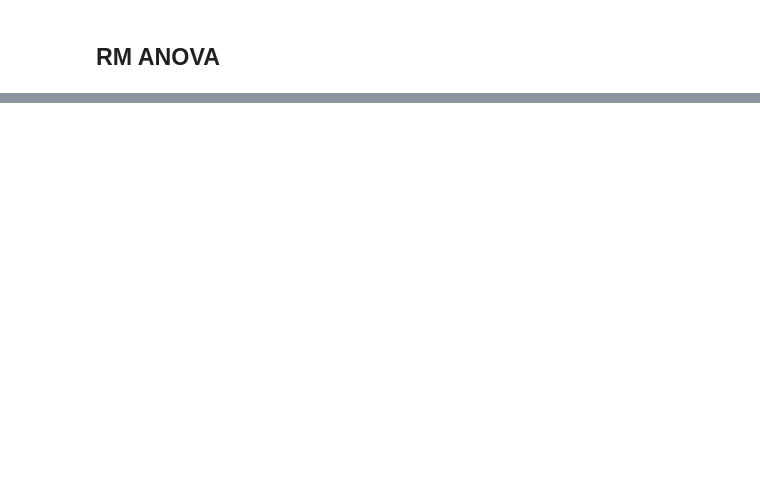
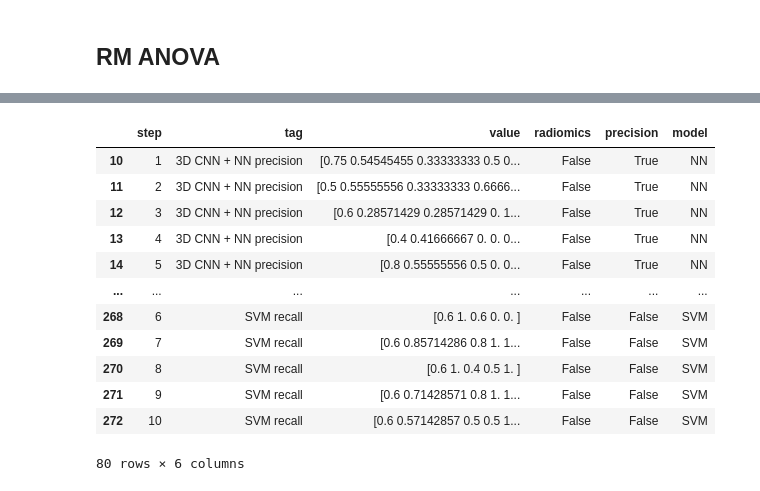
Before and after one commit to erik-tt/AI_kidney_diagnosis_assistant, a Jupyter notebook: ML/classification/results/plots.ipynb, the cells around one changed output, grey strips where cells are left out. Drawn from its saved outputs; the diff is of its cells as text; code cells hidden in the pictures; blank space fills up the shorter version.

```diff
--- a/ML/classification/results/plots.ipynb
+++ b/ML/classification/results/plots.ipynb
@@ -201,0 +402,22 @@ bonferroni
+# %%
+models_include = ["Baseline", "Ensemble", "NN", "SVM"]
+df_both_filter = df_both_pr[
+    (df_both_pr['radiomics'] == 'False') &
+    (df_both_pr['model'].isin(models_include))
+    ]
+# %%
+df_both_filter
+# %% [output]
+|  | step | tag | value | radiomics | precision | model |
+| 10 | 1 | 3D CNN + NN precision | [0.75 0.54545455 0.33333333 0.5 0... | False | True | NN |
+| 11 | 2 | 3D CNN + NN precision | [0.5 0.55555556 0.33333333 0.6666... | False | True | NN |
+| 12 | 3 | 3D CNN + NN precision | [0.6 0.28571429 0.28571429 0. 1... | False | True | NN |
+| 13 | 4 | 3D CNN + NN precision | [0.4 0.41666667 0. 0. 0... | False | True | NN |
+| 14 | 5 | 3D CNN + NN precision | [0.8 0.55555556 0.5 0. 0... | False | True | NN |
+| ... | ... | ... | ... | ... | ... | ... |
+| 268 | 6 | SVM recall | [0.6 1. 0.6 0. 0. ] | False | False | SVM |
+| 269 | 7 | SVM recall | [0.6 0.85714286 0.8 1. 1... | False | False | SVM |
+| 270 | 8 | SVM recall | [0.6 1. 0.4 0.5 1. ] | False | False | SVM |
+| 271 | 9 | SVM recall | [0.6 0.71428571 0.8 1. 1... | False | False | SVM |
+| 272 | 10 | SVM recall | [0.6 0.57142857 0.5 0.5 1... | False | False | SVM |
+80 rows × 6 columns
```
Also changed, not shown: parts of 24 cells of this notebook.
